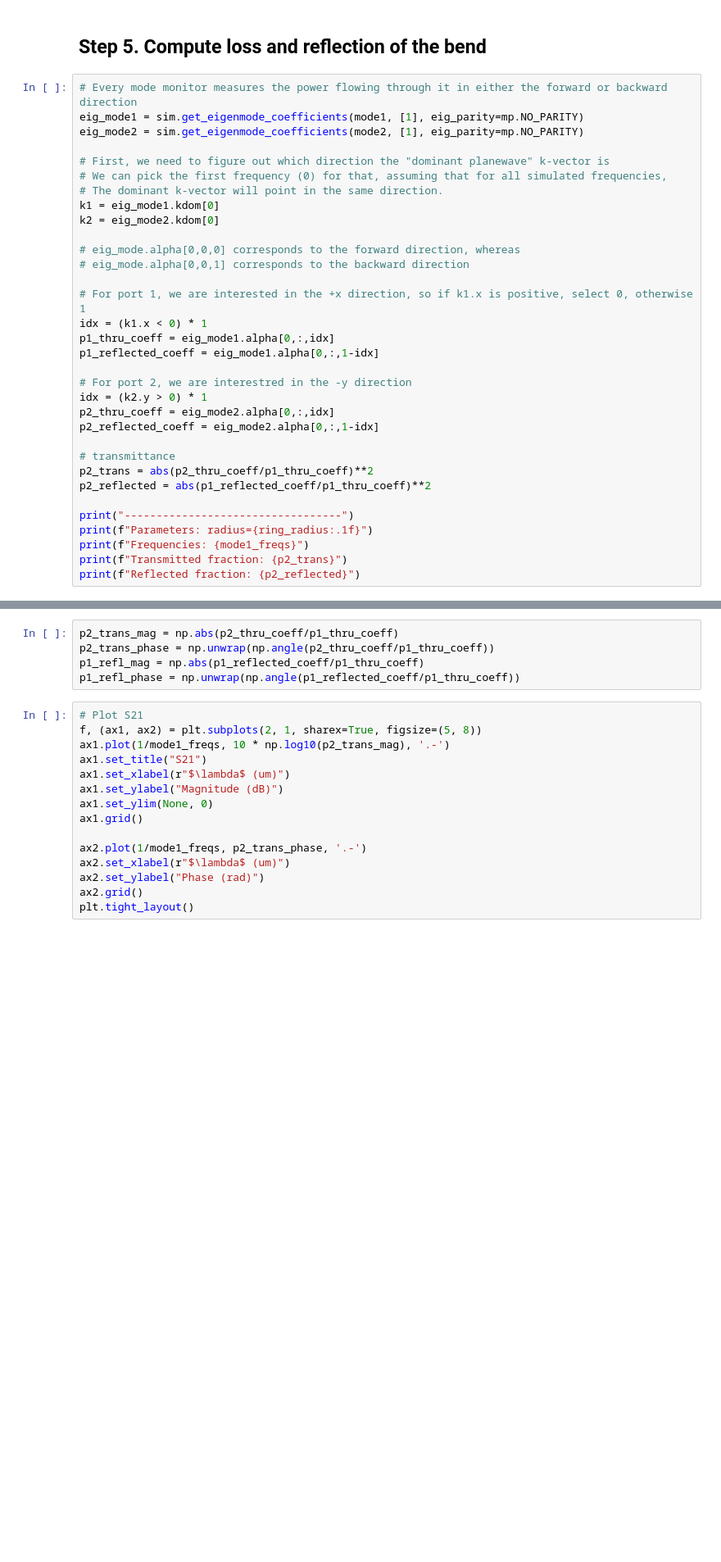
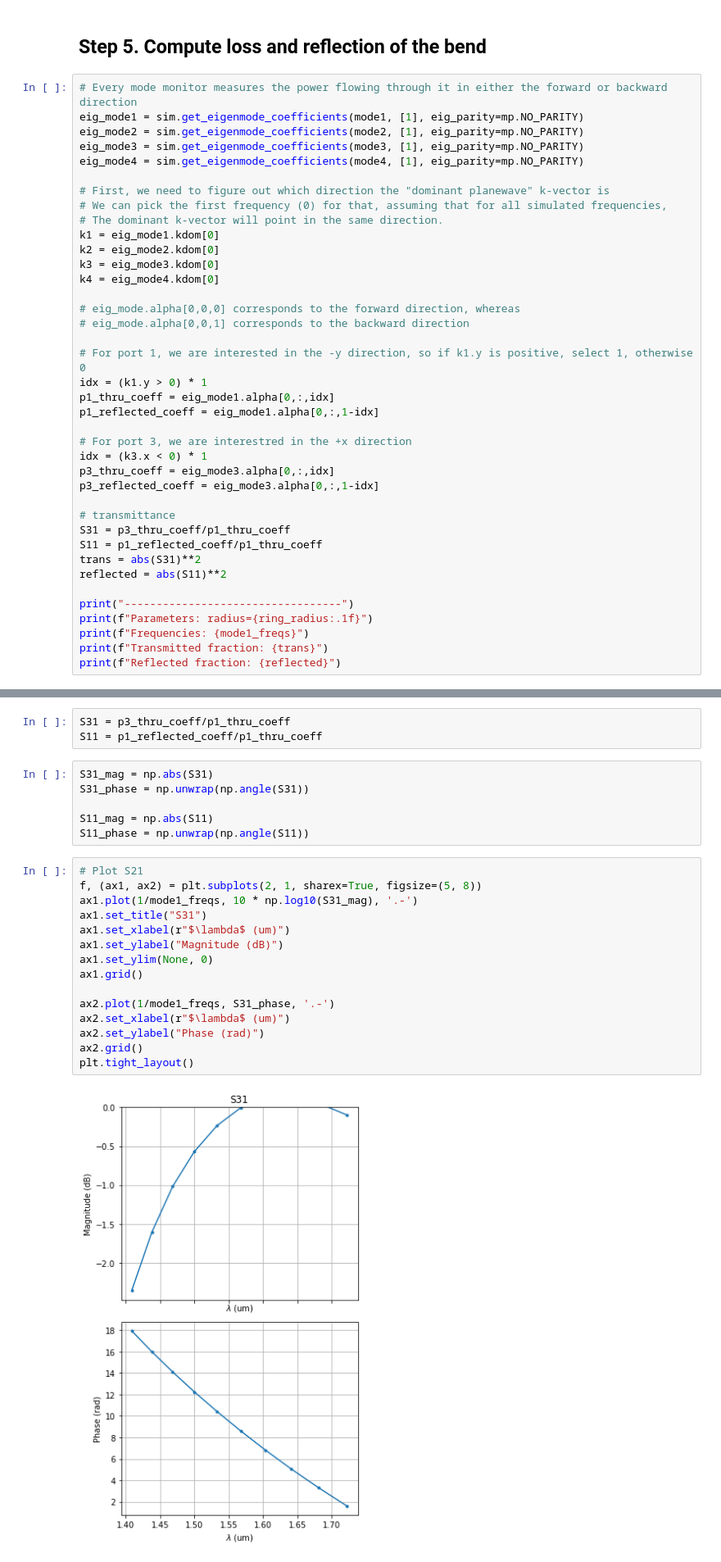
Before and after one commit to simbilod/ELE559-simulations, a Jupyter notebook: B. Waveguide Point Coupler.ipynb, the cells around one changed output, grey strips where cells are left out. Shown at 82% size. Saved outputs shown, nothing was run; the diff lists cells and outputs as text; blank space fills up the shorter version.

```diff
--- a/B. Waveguide Point Coupler.ipynb
+++ b/B. Waveguide Point Coupler.ipynb
@@ -324,32 +365,38 @@ else:
 # Every mode monitor measures the power flowing through it in either the forward or backward direction
 eig_mode1 = sim.get_eigenmode_coefficients(mode1, [1], eig_parity=mp.NO_PARITY)
 eig_mode2 = sim.get_eigenmode_coefficients(mode2, [1], eig_parity=mp.NO_PARITY)
+eig_mode3 = sim.get_eigenmode_coefficients(mode3, [1], eig_parity=mp.NO_PARITY)
+eig_mode4 = sim.get_eigenmode_coefficients(mode4, [1], eig_parity=mp.NO_PARITY)
 
 # First, we need to figure out which direction the "dominant planewave" k-vector is
 # We can pick the first frequency (0) for that, assuming that for all simulated frequencies,
 # The dominant k-vector will point in the same direction.
 k1 = eig_mode1.kdom[0]
 k2 = eig_mode2.kdom[0]
+k3 = eig_mode3.kdom[0]
+k4 = eig_mode4.kdom[0]
 
 # eig_mode.alpha[0,0,0] corresponds to the forward direction, whereas
 # eig_mode.alpha[0,0,1] corresponds to the backward direction
 
-# For port 1, we are interested in the +x direction, so if k1.x is positive, select 0, otherwise 1
-idx = (k1.x < 0) * 1
+# For port 1, we are interested in the -y direction, so if k1.y is positive, select 1, otherwise 0
+idx = (k1.y > 0) * 1
 p1_thru_coeff = eig_mode1.alpha[0,:,idx]
 p1_reflected_coeff = eig_mode1.alpha[0,:,1-idx]
 
-# For port 2, we are interestred in the -y direction
-idx = (k2.y > 0) * 1
-p2_thru_coeff = eig_mode2.alpha[0,:,idx]
-p2_reflected_coeff = eig_mode2.alpha[0,:,1-idx]
+# For port 3, we are interestred in the +x direction
+idx = (k3.x < 0) * 1
+p3_thru_coeff = eig_mode3.alpha[0,:,idx]
+p3_reflected_coeff = eig_mode3.alpha[0,:,1-idx]
 
 # transmittance
-p2_trans = abs(p2_thru_coeff/p1_thru_coeff)**2
-p2_reflected = abs(p1_reflected_coeff/p1_thru_coeff)**2
+S31 = p3_thru_coeff/p1_thru_coeff
+S11 = p1_reflected_coeff/p1_thru_coeff
+trans = abs(S31)**2
+reflected = abs(S11)**2
 
 print("----------------------------------")
 print(f"Parameters: radius={ring_radius:.1f}")
 print(f"Frequencies: {mode1_freqs}")
-print(f"Transmitted fraction: {p2_trans}")
-print(f"Reflected fraction: {p2_reflected}")
+print(f"Transmitted fraction: {trans}")
+print(f"Reflected fraction: {reflected}")
@@ -363,26 +434,32 @@ Goal: Compute the transmission profile for bend radii between 1.5um and 10um.
 - Q: If each pixel can host 3-dimensional E-field and H-field vectors with 64bit complex float stored in each dimension, how many megabytes of data needs to be stored at each time step? Is it feasible to save all this information throughout the FDTD simulation?
 - Bonus: Collect the simulation runtime for each radius. How does it change with different radii?
 - Bonus: At what resolution does the accuracy of the simulation start degrading? In other words, if halving the resolution only results in a 1% relative difference in the most important target metric, it is still a good resolution.
+# %%
+S31 = p3_thru_coeff/p1_thru_coeff
+S11 = p1_reflected_coeff/p1_thru_coeff
 # %%
-p2_trans_mag = np.abs(p2_thru_coeff/p1_thru_coeff)
-p2_trans_phase = np.unwrap(np.angle(p2_thru_coeff/p1_thru_coeff))
-p1_refl_mag = np.abs(p1_reflected_coeff/p1_thru_coeff)
-p1_refl_phase = np.unwrap(np.angle(p1_reflected_coeff/p1_thru_coeff))
+S31_mag = np.abs(S31)
+S31_phase = np.unwrap(np.angle(S31))
+
+S11_mag = np.abs(S11)
+S11_phase = np.unwrap(np.angle(S11))
 # %%
 # Plot S21
 f, (ax1, ax2) = plt.subplots(2, 1, sharex=True, figsize=(5, 8))
-ax1.plot(1/mode1_freqs, 10 * np.log10(p2_trans_mag), '.-')
-ax1.set_title("S21")
+ax1.plot(1/mode1_freqs, 10 * np.log10(S31_mag), '.-')
+ax1.set_title("S31")
 ax1.set_xlabel(r"$\lambda$ (um)")
 ax1.set_ylabel("Magnitude (dB)")
 ax1.set_ylim(None, 0)
 ax1.grid()
 
-ax2.plot(1/mode1_freqs, p2_trans_phase, '.-')
+ax2.plot(1/mode1_freqs, S31_phase, '.-')
 ax2.set_xlabel(r"$\lambda$ (um)")
 ax2.set_ylabel("Phase (rad)")
 ax2.grid()
 plt.tight_layout()
+# %% [output]
+[figure, added]
 # %%
 # Plot S11
 f, (ax1, ax2) = plt.subplots(2, 1, sharex=True, figsize=(5, 8))
```
Also changed, not shown: parts of 14 cells of this notebook.
